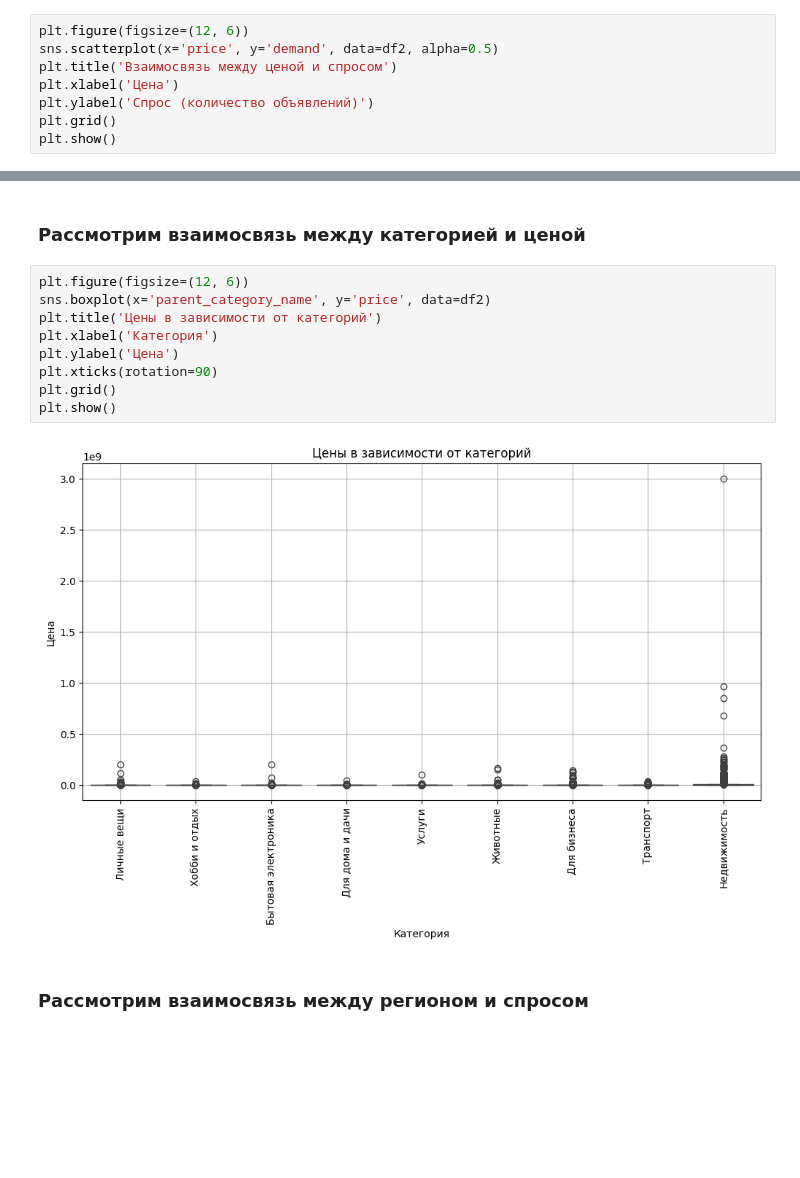
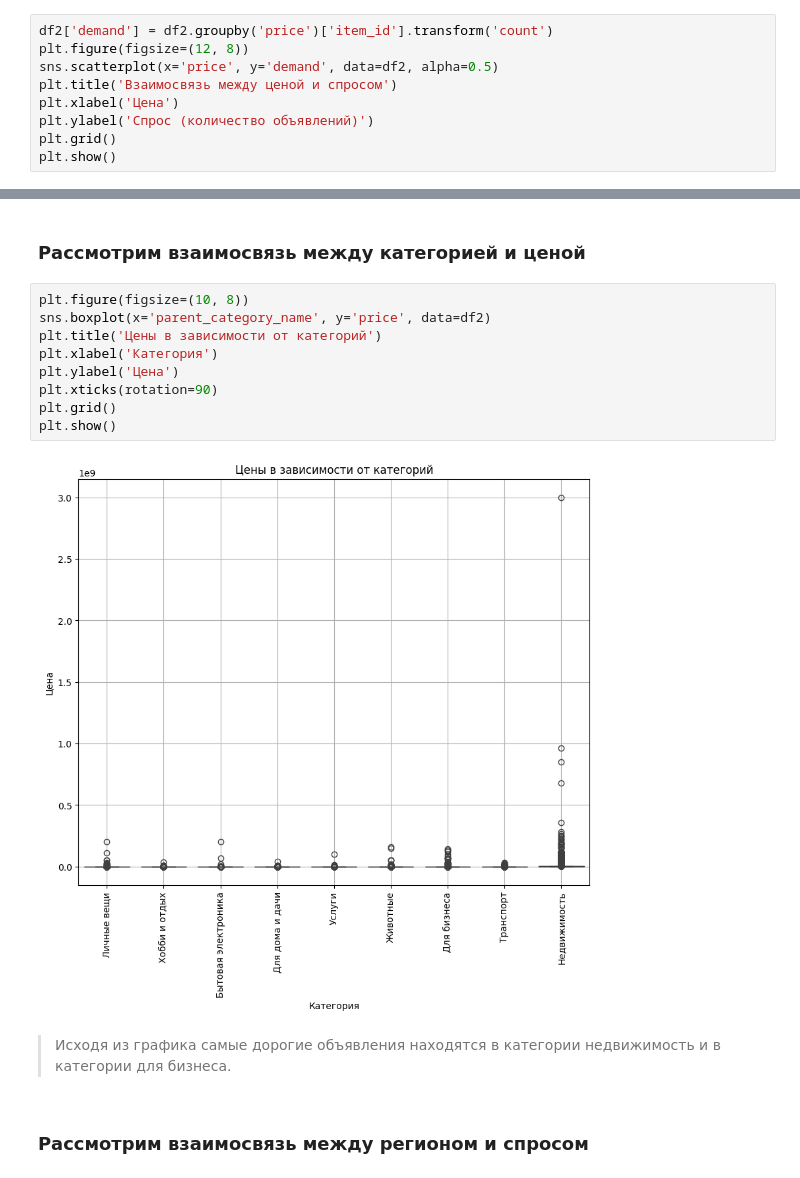
Before and after one commit to Purplex8/Avito-project, a Jupyter notebook: Avito_project_part1.ipynb, the cells around one changed output, grey strips where cells are left out. Cells and saved outputs as stored; diff of their text form; blank space fills up the shorter version.

```diff
--- a/Avito_project_part1.ipynb
+++ b/Avito_project_part1.ipynb
@@ -515,7 +539,8 @@ dtype: object
 # %% [markdown]
 <h3>Рассмотрим взаимосвязи между ценой и спросом</h3>
 # %%
-plt.figure(figsize=(12, 6))
+df2['demand'] = df2.groupby('price')['item_id'].transform('count')
+plt.figure(figsize=(12, 8))
 sns.scatterplot(x='price', y='demand', data=df2, alpha=0.5)
 plt.title('Взаимосвязь между ценой и спросом')
 plt.xlabel('Цена')
@@ -527,16 +554,18 @@ plt.show()
 # %% [markdown]
 <h3>Рассмотрим взаимосвязь между категорией и ценой</h3>
 # %%
-plt.figure(figsize=(12, 6))
+plt.figure(figsize=(10, 8))
 sns.boxplot(x='parent_category_name', y='price', data=df2)
 plt.title('Цены в зависимости от категорий')
 plt.xlabel('Категория')
 plt.ylabel('Цена')
 plt.xticks(rotation=90)
 plt.grid()
 plt.show()
 # %% [output]
-[figure, old version]
+[figure, new version]
+# %% [markdown]
+> Исходя из графика самые дорогие объявления находятся в категории недвижимость и в категории для бизнеса.
 # %% [markdown]
 <h3>Рассмотрим взаимосвязь между регионом и спросом</h3>
 # %%
```
Also changed, not shown: parts of 11 cells of this notebook.
